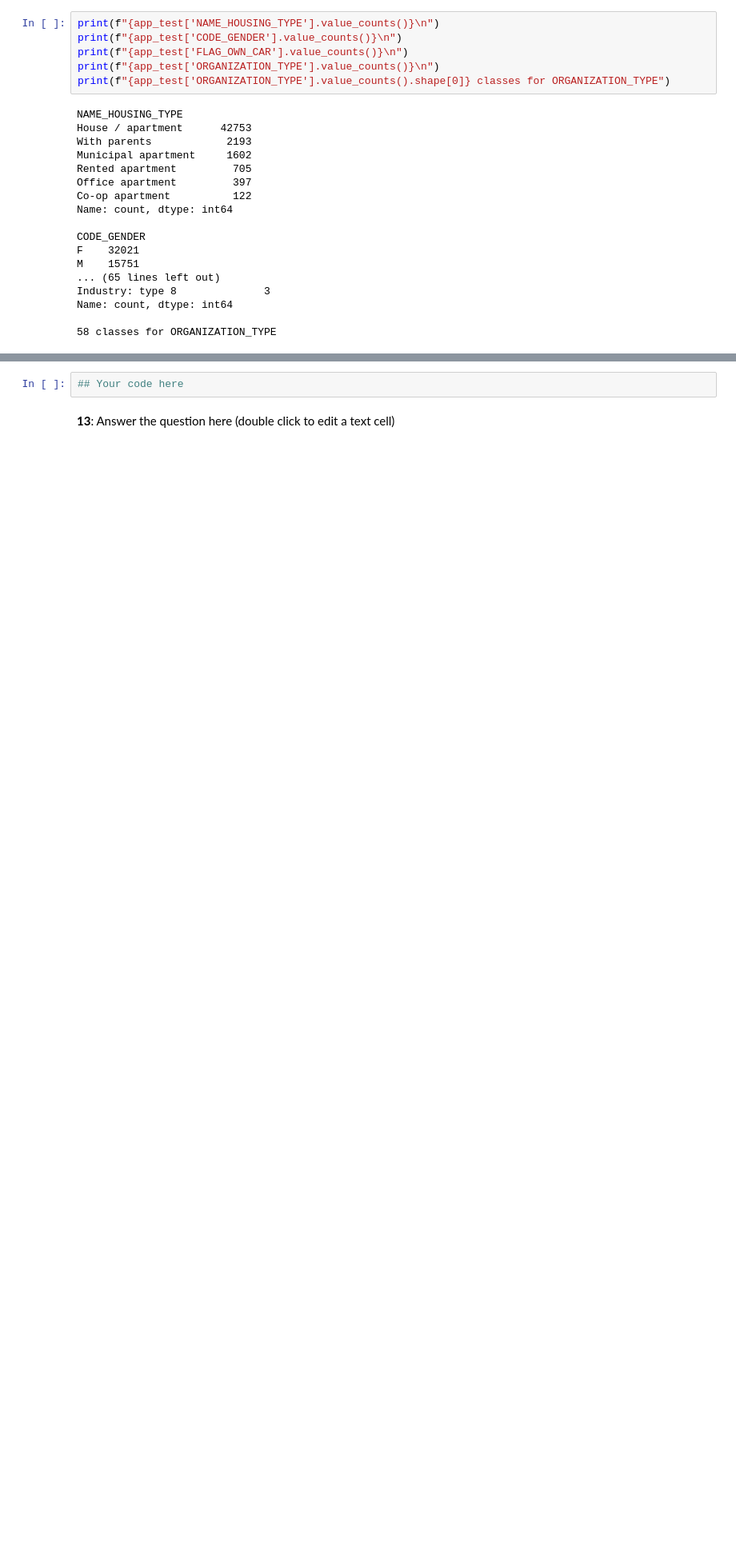
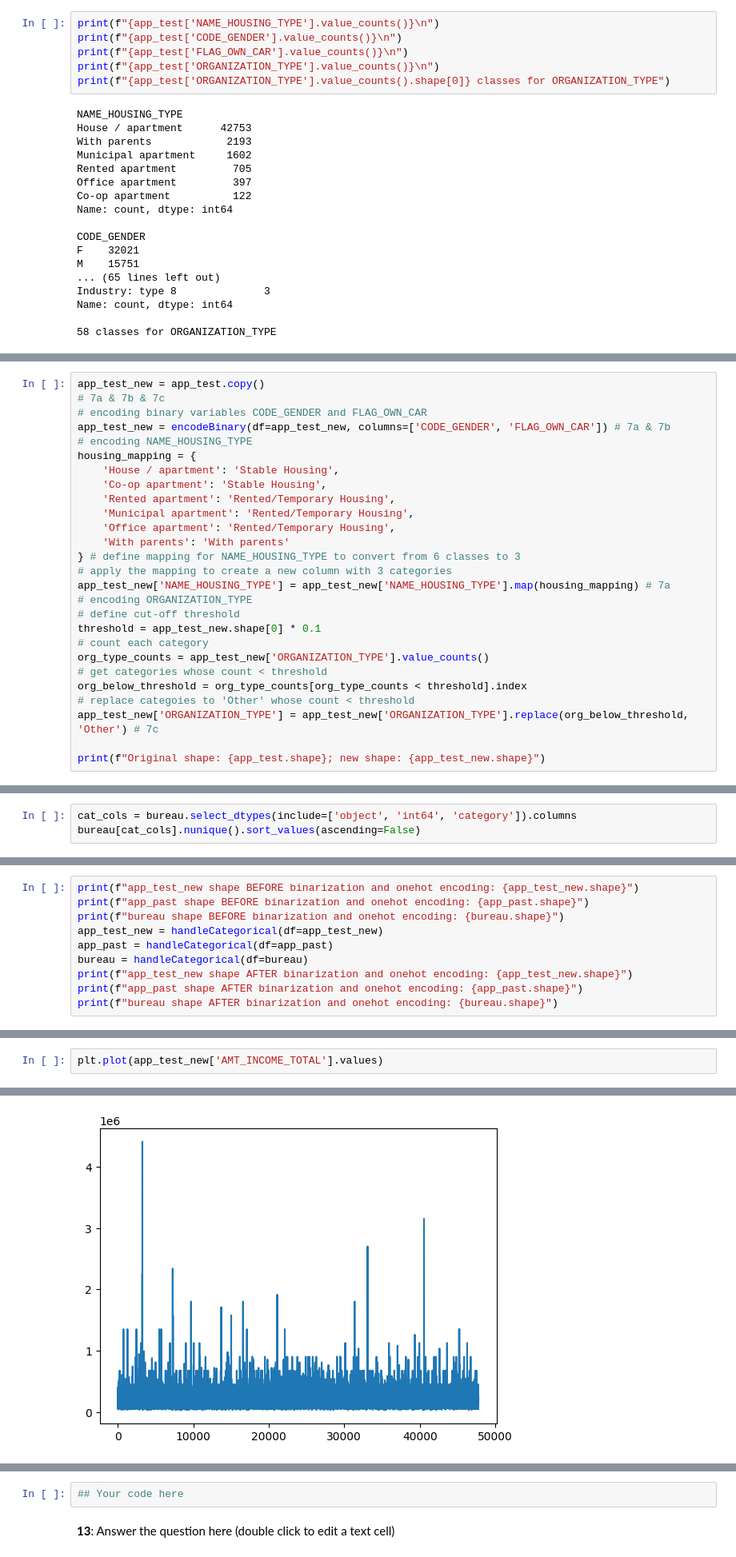
Before and after one commit to ztsv-av/applied-ml-mids-2024, a Jupyter notebook: Project_Part_1.ipynb, the cells around one changed output, grey strips where cells are left out. Shown: that part at 80% size. Cells and saved outputs as stored; diff of their text form; blank space fills up the shorter version.

```diff
--- a/Project_Part_1.ipynb
+++ b/Project_Part_1.ipynb
@@ -488,0 +488,27 @@ app_test_new
+# %%
+app_test_new = app_test.copy()
+# 7a & 7b & 7c
+# encoding binary variables CODE_GENDER and FLAG_OWN_CAR
+app_test_new = encodeBinary(df=app_test_new, columns=['CODE_GENDER', 'FLAG_OWN_CAR']) # 7a & 7b
+# encoding NAME_HOUSING_TYPE
+housing_mapping = {
+    'House / apartment': 'Stable Housing',
+    'Co-op apartment': 'Stable Housing',
+    'Rented apartment': 'Rented/Temporary Housing',
+    'Municipal apartment': 'Rented/Temporary Housing',
+    'Office apartment': 'Rented/Temporary Housing',
+    'With parents': 'With parents'
+} # define mapping for NAME_HOUSING_TYPE to convert from 6 classes to 3
+# apply the mapping to create a new column with 3 categories
+app_test_new['NAME_HOUSING_TYPE'] = app_test_new['NAME_HOUSING_TYPE'].map(housing_mapping) # 7a
+# encoding ORGANIZATION_TYPE
+# define cut-off threshold
+threshold = app_test_new.shape[0] * 0.1
+# count each category
+org_type_counts = app_test_new['ORGANIZATION_TYPE'].value_counts()
+# get categories whose count < threshold
+org_below_threshold = org_type_counts[org_type_counts < threshold].index
+# replace categoies to 'Other' whose count < threshold
+app_test_new['ORGANIZATION_TYPE'] = app_test_new['ORGANIZATION_TYPE'].replace(org_below_threshold, 'Other') # 7c
+
+print(f"Original shape: {app_test.shape}; new shape: {app_test_new.shape}")
@@ -488,0 +577,3 @@ app_test_new
+# %%
+cat_cols = bureau.select_dtypes(include=['object', 'int64', 'category']).columns
+bureau[cat_cols].nunique().sort_values(ascending=False)
@@ -488,0 +650,10 @@ app_test_new
+# %%
+print(f"app_test_new shape BEFORE binarization and onehot encoding: {app_test_new.shape}")
+print(f"app_past shape BEFORE binarization and onehot encoding: {app_past.shape}")
+print(f"bureau shape BEFORE binarization and onehot encoding: {bureau.shape}")
+app_test_new = handleCategorical(df=app_test_new)
+app_past = handleCategorical(df=app_past)
+bureau = handleCategorical(df=bureau)
+print(f"app_test_new shape AFTER binarization and onehot encoding: {app_test_new.shape}")
+print(f"app_past shape AFTER binarization and onehot encoding: {app_past.shape}")
+print(f"bureau shape AFTER binarization and onehot encoding: {bureau.shape}")
@@ -488,0 +739,3 @@ app_test_new
+# %%
+plt.plot(app_test_new['AMT_INCOME_TOTAL'].values)
+# %% [output]
@@ -488,0 +743 @@ app_test_new
+[figure, added]
```
Also changed, not shown: parts of 63 cells of this notebook.
